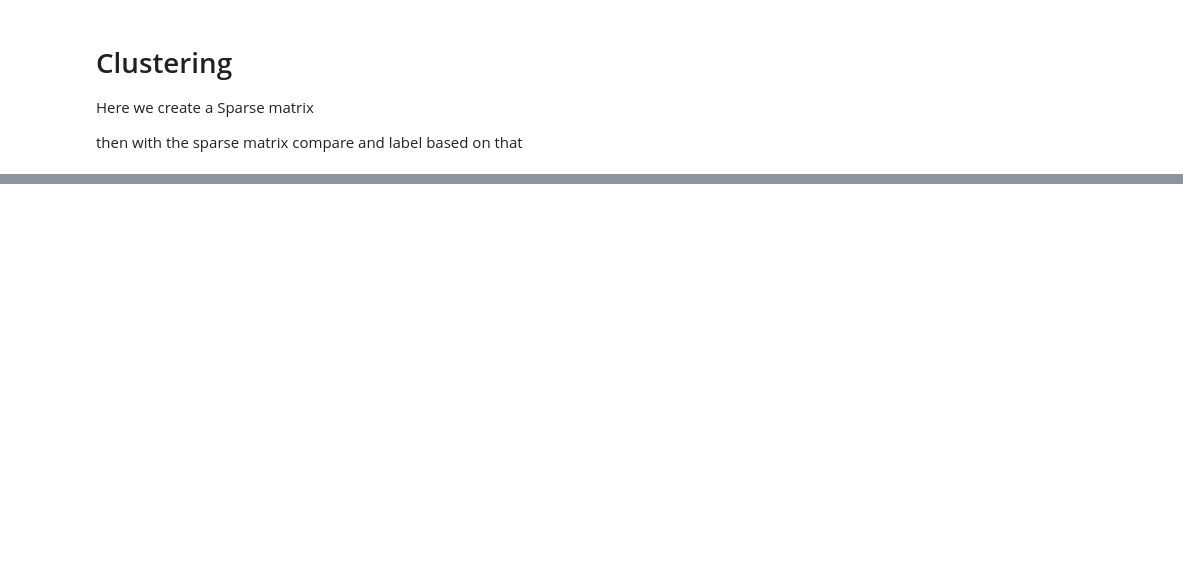
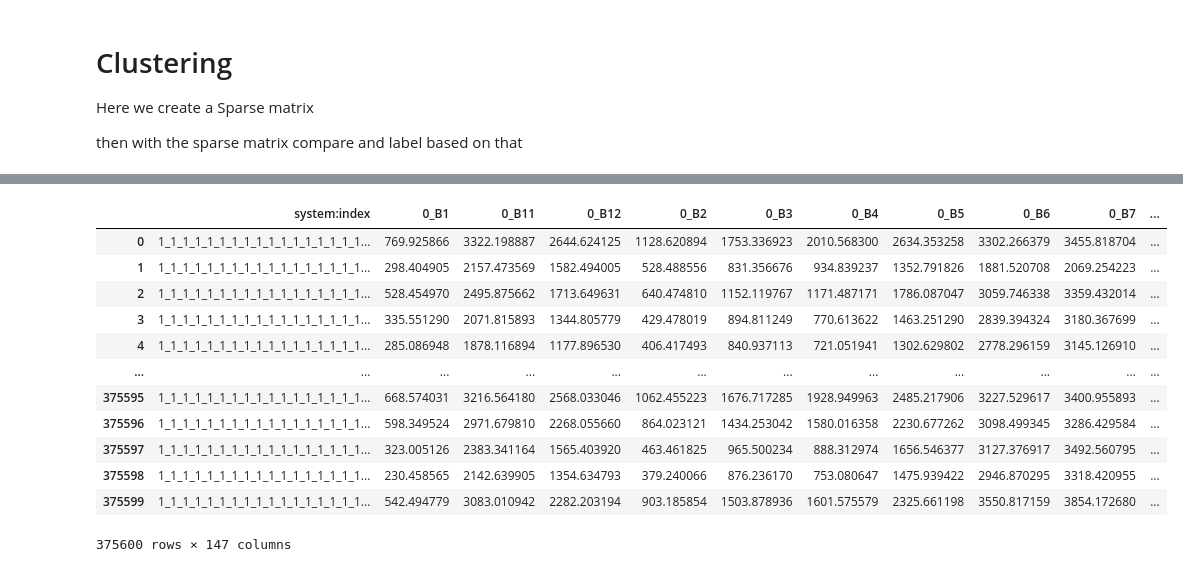
Before and after one commit to JamesChamberlainw/heritage-monitoring-kit, a Jupyter notebook: generate_map.ipynb, the cells around one changed output, grey strips where cells are left out. Cells and saved outputs as stored; diff of their text form; code cells hidden in the pictures; blank space fills up the shorter version.

Commit message:
ts_clustering fitting fixed

```diff
--- a/generate_map.ipynb
+++ b/generate_map.ipynb
@@ -297,4 +311 @@ from cluster import kmeans_clustering
-# %%
-cluster = cl.Cluster(chunks, df1, points=labels, mapping=mapping, passes=6)
-cluster.reload_state(filname_prefix="temp_test/test3", filename_postfix="_state")
 # %%
@@ -449,6 +467,8 @@ data_dir = pd.DataFrame({
     "year": [year for year in range(2019, 2025)]
 })
 # %%
+import cluster as cl
+
 class ts_cluster():
 
     cluster_list = []
@@ -573,6 +593,20 @@ class ts_cluster():
 
         cl_cluster.build_row_labels()
 
+        base_labels = cl_cluster.labels.copy()
+
+        try:
+            base_labels = base_labels.reset_index(drop=False)
+        except Exception as e:
+            print(f"Error resetting index: {e}")
+            base_labels = cl_cluster.labels.copy()
+        # Ensure only 'file_name' and 'label' columns are present
+        if 'file_name' not in base_labels.columns or 'label' not in base_labels.columns:
+            raise ValueError("Labels DataFrame must contain 'file_name' and 'label' columns.")
+        # Select only the necessary columns
+        base_labels = base_labels[['file_name', 'label']]
+        print(f"Built common labels with {len(base_labels)} entries.")
+        print(f"Common labels:\n{base_labels.columns.tolist()}")
         # self.base_labels = cl_cluster.labels['file_name', 'label']
         self.base_labels = cl_cluster.labels
         return self.base_labels
@@ -632,0 +703,16 @@ cluster_ts.instansiate_clusters(cluster_class=cl.Cluster, subregions=subregions)
+# %%
+cluster_ts.cluster_list[0].data
+# %% [output]
+|  | system:index | 0_B1 | 0_B11 | 0_B12 | 0_B2 | 0_B3 | 0_B4 | 0_B5 | 0_B6 | 0_B7 | ... |
+| 0 | 1_1_1_1_1_1_1_1_1_1_1_1_1_1_1_1_1... | 769.925866 | 3322.198887 | 2644.624125 | 1128.620894 | 1753.336923 | 2010.568300 | 2634.353258 | 3302.266379 | 3455.818704 | ... |
+| 1 | 1_1_1_1_1_1_1_1_1_1_1_1_1_1_1_1_1... | 298.404905 | 2157.473569 | 1582.494005 | 528.488556 | 831.356676 | 934.839237 | 1352.791826 | 1881.520708 | 2069.254223 | ... |
+| 2 | 1_1_1_1_1_1_1_1_1_1_1_1_1_1_1_1_1... | 528.454970 | 2495.875662 | 1713.649631 | 640.474810 | 1152.119767 | 1171.487171 | 1786.087047 | 3059.746338 | 3359.432014 | ... |
+| 3 | 1_1_1_1_1_1_1_1_1_1_1_1_1_1_1_1_1... | 335.551290 | 2071.815893 | 1344.805779 | 429.478019 | 894.811249 | 770.613622 | 1463.251290 | 2839.394324 | 3180.367699 | ... |
+| 4 | 1_1_1_1_1_1_1_1_1_1_1_1_1_1_1_1_1... | 285.086948 | 1878.116894 | 1177.896530 | 406.417493 | 840.937113 | 721.051941 | 1302.629802 | 2778.296159 | 3145.126910 | ... |
+| ... | ... | ... | ... | ... | ... | ... | ... | ... | ... | ... | ... |
+| 375595 | 1_1_1_1_1_1_1_1_1_1_1_1_1_1_1_1_1... | 668.574031 | 3216.564180 | 2568.033046 | 1062.455223 | 1676.717285 | 1928.949963 | 2485.217906 | 3227.529617 | 3400.955893 | ... |
+| 375596 | 1_1_1_1_1_1_1_1_1_1_1_1_1_1_1_1_1... | 598.349524 | 2971.679810 | 2268.055660 | 864.023121 | 1434.253042 | 1580.016358 | 2230.677262 | 3098.499345 | 3286.429584 | ... |
+| 375597 | 1_1_1_1_1_1_1_1_1_1_1_1_1_1_1_1_1... | 323.005126 | 2383.341164 | 1565.403920 | 463.461825 | 965.500234 | 888.312974 | 1656.546377 | 3127.376917 | 3492.560795 | ... |
+| 375598 | 1_1_1_1_1_1_1_1_1_1_1_1_1_1_1_1_1... | 230.458565 | 2142.639905 | 1354.634793 | 379.240066 | 876.236170 | 753.080647 | 1475.939422 | 2946.870295 | 3318.420955 | ... |
+| 375599 | 1_1_1_1_1_1_1_1_1_1_1_1_1_1_1_1_1... | 542.494779 | 3083.010942 | 2282.203194 | 903.185854 | 1503.878936 | 1601.575579 | 2325.661198 | 3550.817159 | 3854.172680 | ... |
+375600 rows × 147 columns
```
Also changed, not shown: parts of 20 cells of this notebook.
